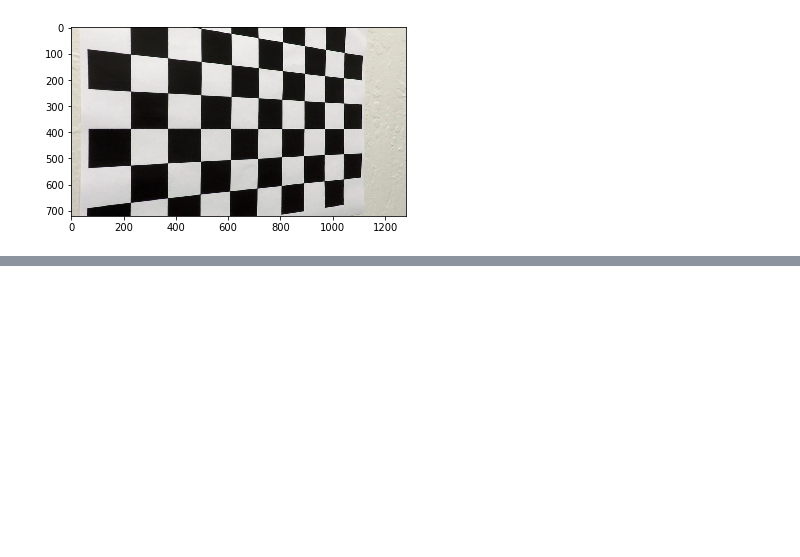
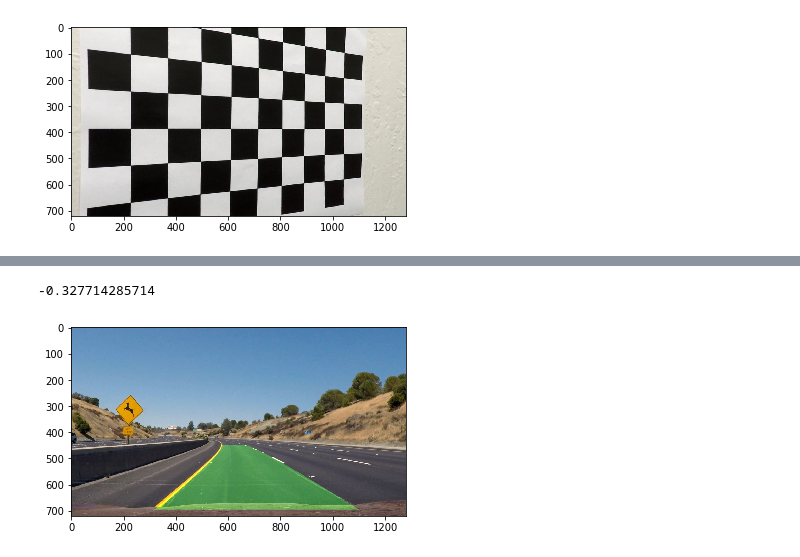
Before and after one commit to jien-cao/udacity_av, a Jupyter notebook: CarND-Advanced-Lane-Lines-master/project2.ipynb, the cells around one changed output, grey strips where cells are left out. Drawn from its saved outputs; the diff is of its cells as text; code cells hidden in the pictures; blank space fills up the shorter version.

```diff
--- a/CarND-Advanced-Lane-Lines-master/project2.ipynb
+++ b/CarND-Advanced-Lane-Lines-master/project2.ipynb
@@ -283,0 +312,52 @@ print(lane.getCarPosInLane())
+# %%
+class Car():
+    def __init__(self, image_shape):
+        self.camera = Camera("./camera_cal/calibration*.jpg", (9, 6))
+        self.mounting = MountingPerspective()
+        self.activator = LaneActivator()
+        self.mpp = (3.7/700, 30/720)
+        self.view_dim = image_shape[:2]
+        self.lane = Lane(self.view_dim, self.mpp)
+        self.shift = -1
+    def processImage(self, image):
+        undist = self.camera.correctDistortion(image)
+        birdeye = self.mounting.correctPerspective(undist)
+        activated = self.activator.getActivatedCopy(birdeye)
+        #plt.imshow(undist)
+        #plt.imshow(birdeye)
+        #plt.imshow(activated)
+        self.lane.updateFromImage(activated)
+        self.shift = self.mpp[0] * (self.view_dim[1] / 2 - self.lane.center)
+        return self.makeOverlay(image)
+    def getCarShift(self):
+        return self.shift
+    def makeOverlay(self, image):
+        left = self.lane.getLine('left')
+        right = self.lane.getLine('right')
+        ploty = left.y_eval
+        left_fitx = left.x_eval
+        right_fitx = right.x_eval
+
+        warp_zero = np.zeros((image.shape[0], image.shape[1]),).astype(np.uint8)
+        color_warp = np.dstack((warp_zero, warp_zero, warp_zero))
+
+        # Recast the x and y points into usable format for cv2.fillPoly()
+        pts_left = np.array([np.transpose(np.vstack([left_fitx, ploty]))])
+        pts_right = np.array([np.flipud(np.transpose(np.vstack([right_fitx, ploty])))])
+        pts = np.hstack((pts_left, pts_right))
+
+        # Draw the lane onto the warped blank image
+        cv2.fillPoly(color_warp, np.int_([pts]), (0,255, 0))
+
+        # Warp the blank back to original image space using inverse perspective matrix (Minv)
+        newwarp = self.mounting.reversePerspective(color_warp)
+        # Combine the result with the original image
+        return cv2.addWeighted(image, 1, newwarp, 0.3, 0)
+
+image = mpimg.imread("./test_images/test2.jpg")
+my_car = Car(image.shape)
+plt.imshow(my_car.processImage(image))
+print(my_car.getCarShift())
+# %% [output]
+-0.327714285714
+[figure, added]
```
Also changed, not shown: parts of 6 cells of this notebook, 5 other files.
